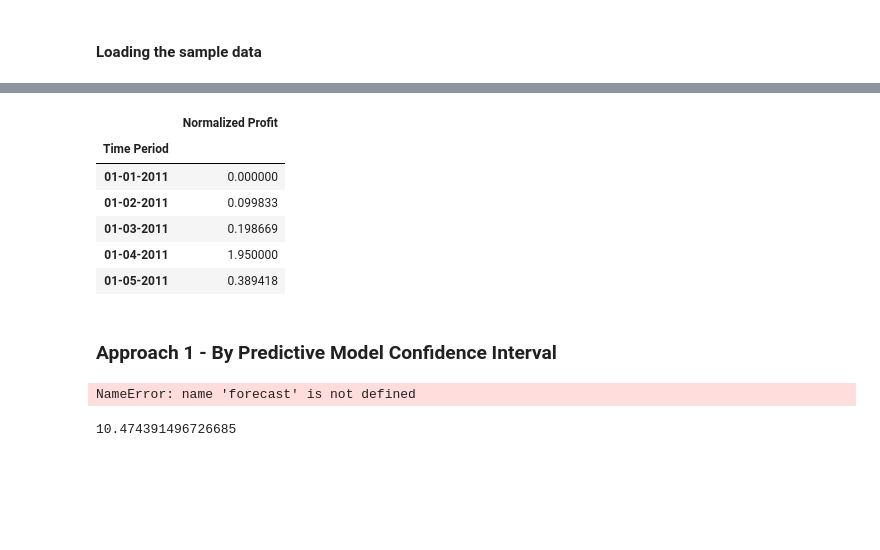
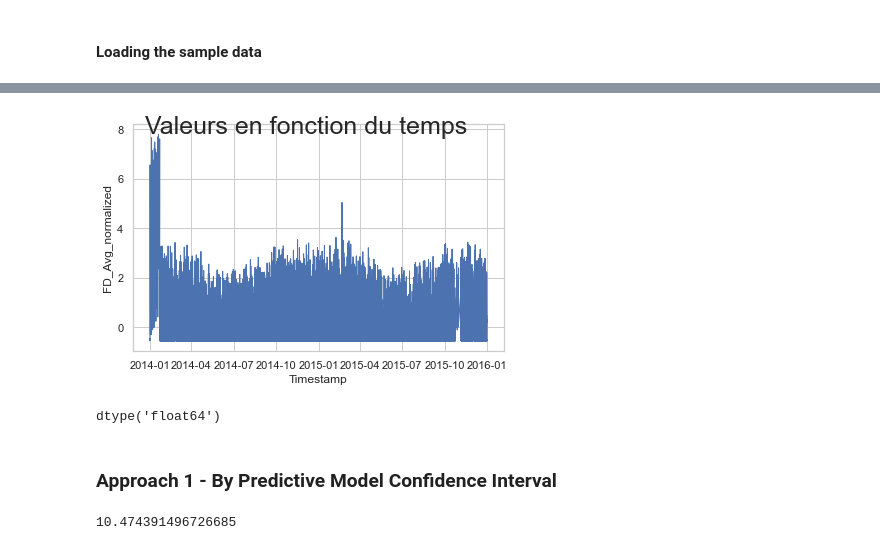
Before and after one commit to anhtu7/FouilleDeDonnees_projet, a Jupyter notebook: Time Series Anomaly Detection.ipynb, the cells around one changed output, grey strips where cells are left out. Cells and saved outputs as stored; diff of their text form; code cells hidden in the pictures; blank space fills up the shorter version.

```diff
--- a/Time Series Anomaly Detection.ipynb
+++ b/Time Series Anomaly Detection.ipynb
@@ -34,0 +16,13 @@ Text(0, 0.5, 'Normalized Profit')
+# %%
+ts_dataframe = pd.read_csv("Moufia_2014_2015/moufia_2014_2015.csv")
+ts_dataframe.info()
+data = ts_dataframe["FD_Avg"].to_numpy().reshape(-1,1)
+scaler = StandardScaler()
+scaler.fit(data)
+#print(scaler.fit(data))
+#print(scaler.mean_)
+print(scaler.transform(data))
+data = scaler.transform(data)
+ts_dataframe['FD_Avg_normalized'] = data
+ts_dataframe['Timestamp'] = pd.DatetimeIndex(ts_dataframe['Timestamp'])
+ts_dataframe.index = ts_dataframe['Timestamp']
@@ -35,3 +47,12 @@ Text(0, 0.5, 'Normalized Profit')
+# %%
+fig , axes = plt.subplots()
+sns.set_theme(style="whitegrid")
+plt.suptitle('Valeurs en fonction du temps', size = 25)
+sns.lineplot(x="Timestamp",y= 'FD_Avg_normalized', data=ts_dataframe[["Timestamp",'FD_Avg_normalized']], palette="tab10", linewidth=1)
+fig.tight_layout()
+fig.subplots_adjust(top=0.95)
+# %% [output]
+[figure, added]
 # %%
 # So we have a time series, having normalized profit as the y-axis and time period as the x-axis.
 # The series almost looks like sinusoidal curve with some disturbances here and there, which can be the anomaly!
@@ -38,14 +60,9 @@ Text(0, 0.5, 'Normalized Profit')
 # %%
-ts_dataframe.set_index('Time Period', inplace=True)
-ts_dataframe.head()
+#ts_dataframe.set_index('Timestamp', inplace=True)
+
+ts_dataframe.dtypes
 # %% [output]
-|  | Normalized Profit |
-| Time Period |  |
-| 01-01-2011 | 0.000000 |
-| 01-02-2011 | 0.099833 |
-| 01-03-2011 | 0.198669 |
-| 01-04-2011 | 1.950000 |
-| 01-05-2011 | 0.389418 |
+dtype('float64')
 # %% [markdown]
 ### Approach 1 - By Predictive Model Confidence Interval
 # %%
@@ -55,13 +72,26 @@ def MAPE(y_orig, y_pred):
     return MAPE
 # %%
 # Now, Anomaly Detection By Confidence Interval Method
-
+from statsmodels.tsa.arima.model import ARIMA
 # Using a simple Seasonal ARIMA model to highlight the idea, in the actual world, the model has to best fit the data
 train, test = train_test_split(ts_dataframe, train_size=84)
-
+history = [x for x in train]
+predictions = list()
+# walk-forward validation
+for t in range(len(test)):
+	model = ARIMA(history, order=(2,1,2))
+	model_fit = model.fit()
+	output = model_fit.forecast()
+	yhat = output[0]
+	predictions.append(yhat)
+	obs = test[t]
+	history.append(obs)
+	print('predicted=%f, expected=%f' % (yhat, obs))
+print('predicted=%f, expected=%f' % (yhat, obs))
+#X_train, X_test, y_train, y_test
+#forecast = test
+#print(test.values.reshape(1,-1)[0])
 mape = MAPE(test.values.reshape(1,-1)[0], forecast)
-# %% [output]
-NameError: name 'forecast' is not defined
 # %%
 mape
 # %% [output]
```
Also changed, not shown: parts of 5 cells of this notebook, 8 other files.
